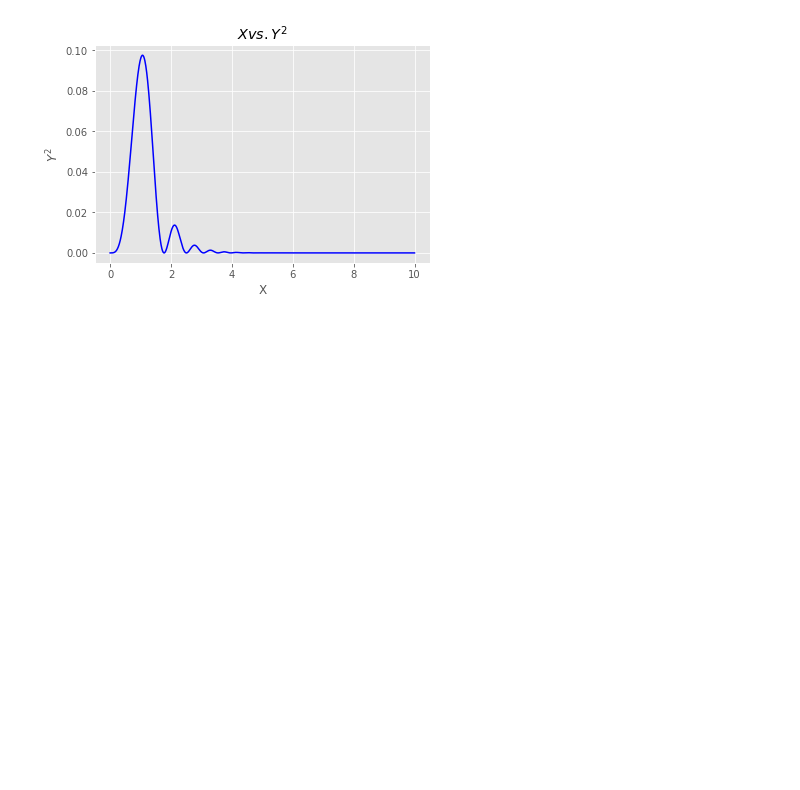
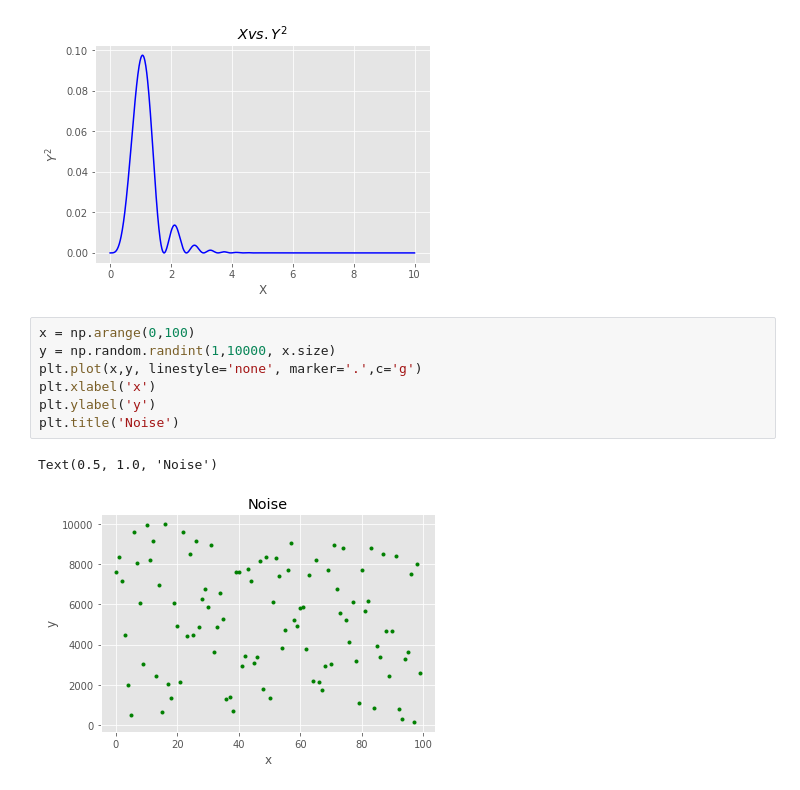
Before and after one commit to lruhlen/ReviewNB_test, a Jupyter notebook: notebooks/Example_Notebook.ipynb, the cells around one changed output. Saved outputs shown, nothing was run; the diff lists cells and outputs as text; blank space fills up the shorter version.

```diff
--- a/notebooks/Example_Notebook.ipynb
+++ b/notebooks/Example_Notebook.ipynb
@@ -25,3 +25,13 @@ plt.title(r'$X  vs. Y^2$')
 # %% [output]
 Text(0.5, 1.0, '$X  vs. Y^2$')
 [figure]
+# %%
+x = np.arange(0,100)
+y = np.random.randint(1,10000, x.size)
+plt.plot(x,y, linestyle='none', marker='.',c='g')
+plt.xlabel('x')
+plt.ylabel('y')
+plt.title('Noise')
+# %% [output]
+Text(0.5, 1.0, 'Noise')
+[figure, added]
```
